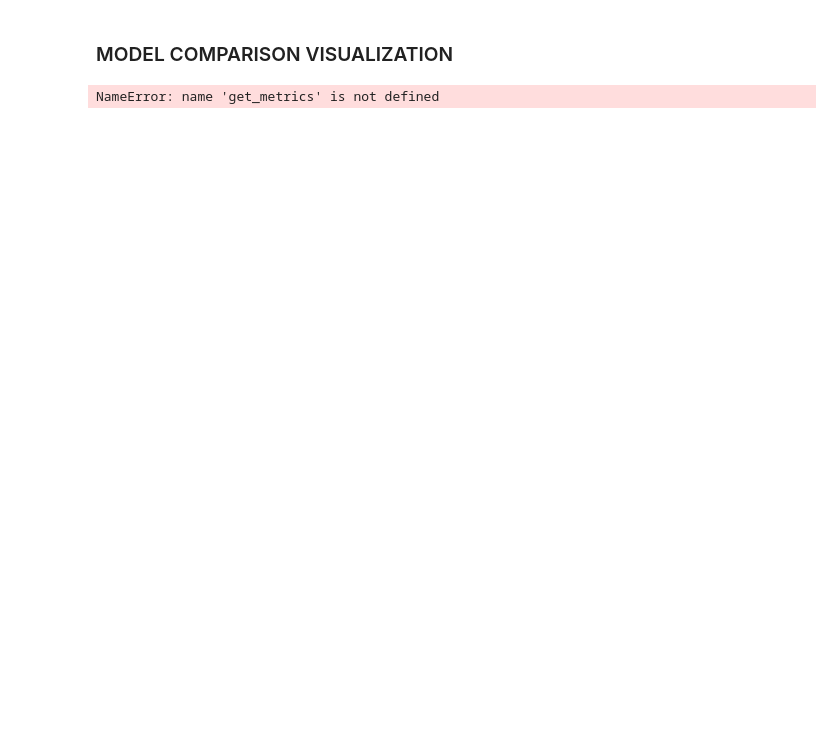
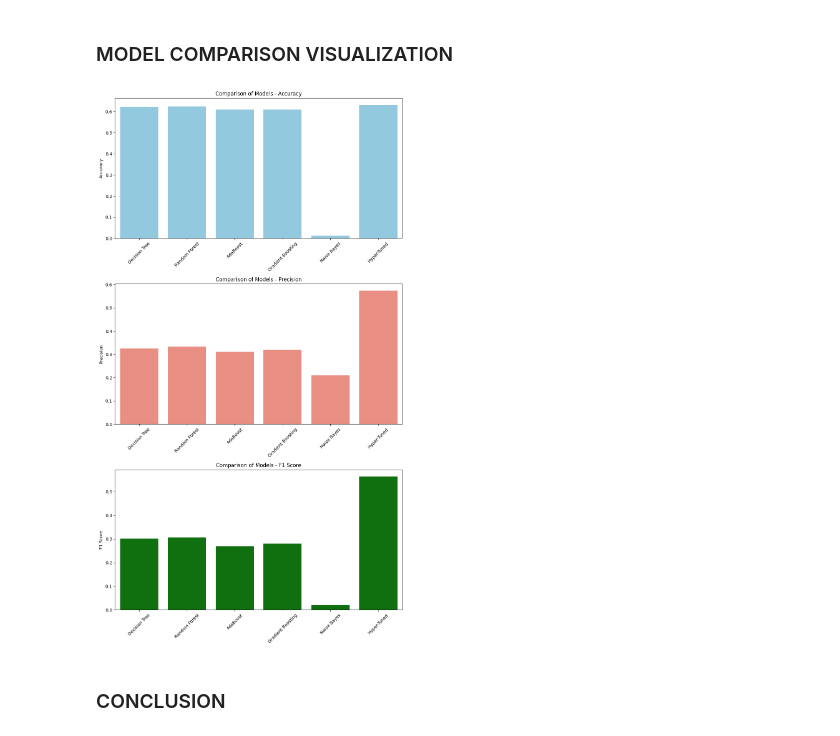
Before and after one commit to jameskoli/Terrystopsdata, a Jupyter notebook: index.ipynb, the cells around one changed output. Cells and saved outputs as stored; diff of their text form; code cells hidden in the pictures; blank space fills up the shorter version.

Commit message:
update visuals and added conclusion

```diff
--- a/index.ipynb
+++ b/index.ipynb
@@ -865,23 +915,46 @@ Misclassified Instances:
 # %% [markdown]
 ### MODEL COMPARISON VISUALIZATION
-# %%
-# Assuming you have imported necessary libraries and defined `get_metrics()` function
-
-best_rf_report = get_metrics(best_rf, X_test, y_test)
-
-# Getting metrics for each model
-models = [decision_tree_model, random_forest_model, adaboost_model, gradient_boosting_model, naive_bayes_model]
-
-for model in models:
-    report = get_metrics(model, X_test, y_test)
-    print(f"Model: {model.__class__.__name__}")
-    print("Classification Report:")
-    print(report)
-    print()
-
-# Print hyper-tuned model's report
-print("Hyper-Tuned Random Forest Model:")
-print("Classification Report:")
-print(best_rf_report)
-# %% [output]
-NameError: name 'get_metrics' is not defined
+# %%
+
+import matplotlib.pyplot as plt
+import seaborn as sns
+
+# Models
+models = ['Decision Tree', 'Random Forest', 'AdaBoost', 'Gradient Boosting', 'Naive Bayes', 'Hyper-Tuned']
+
+# Evaluation metrics for each model
+accuracy = [0.622, 0.624, 0.610, 0.609, 0.012, 0.632]
+precision = [0.326, 0.333, 0.310, 0.320, 0.210, 0.574]
+f1_score = [0.301, 0.306, 0.270, 0.280, 0.020, 0.564]
+
+# Creating three separate subplots for each evaluation metric
+fig, axes = plt.subplots(3, 1, figsize=(10, 18))
+
+# Plotting Accuracy
+sns.barplot(x=models, y=accuracy, ax=axes[0], color='skyblue')
+axes[0].set_ylabel('Accuracy')
+axes[0].set_title('Comparison of Models - Accuracy')
+
+# Plotting Precision
+sns.barplot(x=models, y=precision, ax=axes[1], color='salmon')
+axes[1].set_ylabel('Precision')
+axes[1].set_title('Comparison of Models - Precision')
+
+# Plotting F1 Score
+sns.barplot(x=models, y=f1_score, ax=axes[2], color='green')
+axes[2].set_ylabel('F1 Score')
+axes[2].set_title('Comparison of Models - F1 Score')
+
+# Rotating x-axis labels for better readability
+for ax in axes:
+    ax.set_xticklabels(ax.get_xticklabels(), rotation=45)
+
+# Adjusting the layout
+plt.tight_layout()
+
+# Displaying the plot
+plt.show()
+# %% [output]
+[figure, added]
+# %% [markdown]
+### CONCLUSION
```
Also changed, not shown: parts of 13 cells of this notebook.
